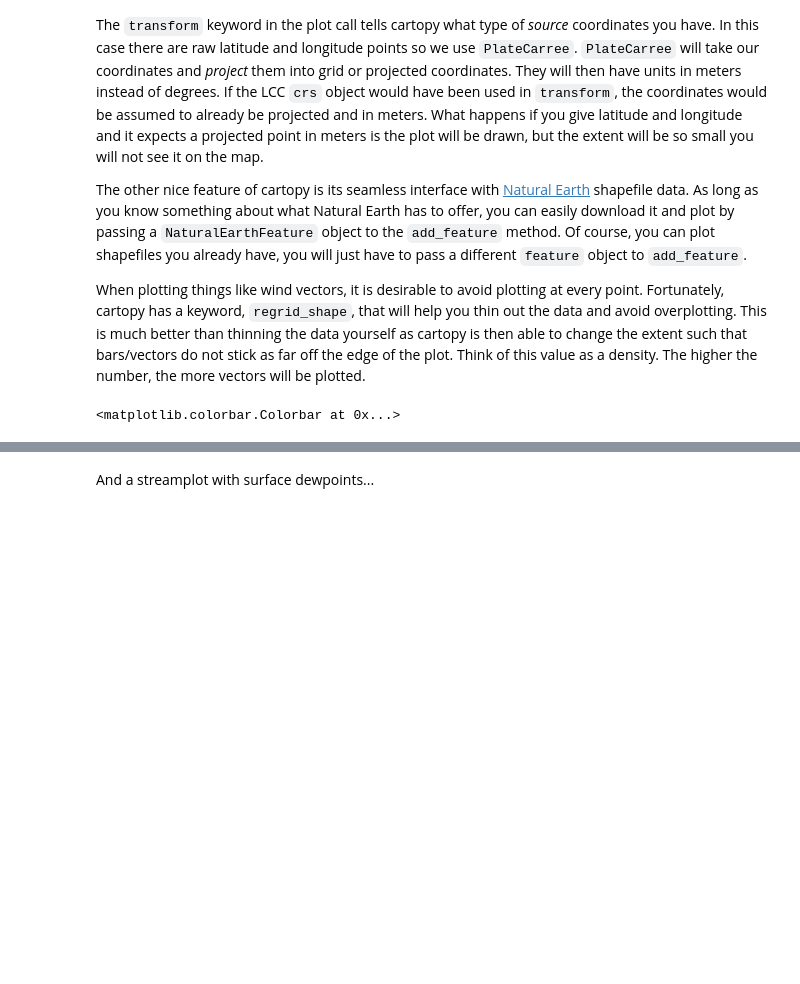
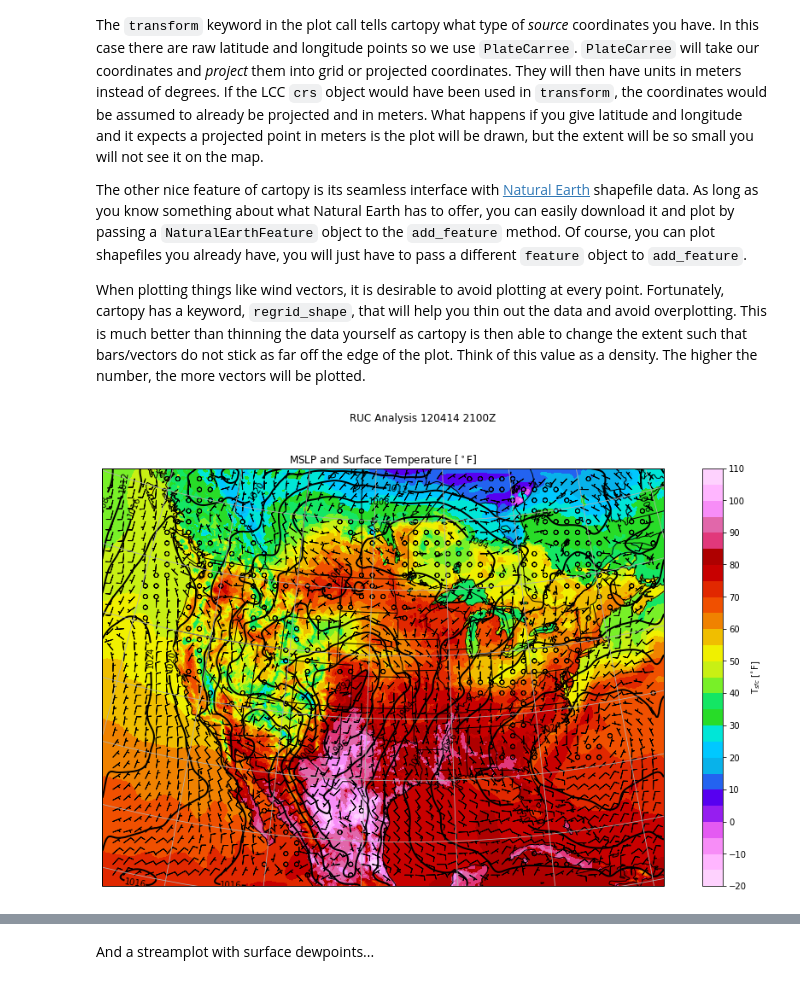
Before and after one commit to nawendt/cartopy-tutorial, a Jupyter notebook: cartopy-tutorial.ipynb, the cells around one changed output, grey strips where cells are left out. Saved outputs shown, nothing was run; the diff lists cells and outputs as text; code cells hidden in the pictures; blank space fills up the shorter version.

```diff
--- a/cartopy-tutorial.ipynb
+++ b/cartopy-tutorial.ipynb
@@ -92,0 +129,15 @@ sat_lon = sat['lon']
+# %%
+SFCT_LEVELS = np.array([-20,-15,-10,-5,0,5,10,15,20,25,30,35,40,45,50,55,60,65,70,75,80,85,90,95,100,105,110])
+SFCT_COLORS = [
+    (.996,.824,.996), (1.,.714,1.), (.969,.553,.969), (.894,.353,.949),
+    (.588,.118,.941), (.341,0.,.941), (.137,.388, .941), (.031,.698,.918),
+    (0.,.784,1.), (0.,.902,.843), (.157,.863,.157), (.078,.902,.392),
+    (.471,.941,.157), (.784,.941,.078), (.941,.941,0.), (.941,.745,0.),
+    (.941,.51,0.), (.941,.314,0.), (.882,.157,0.), (.784,0.,0.), (.682,0.,0.),
+    (.882,.22,.482), (.882,.404,.667), (.969,.553,.969), (1.,.714,1.), (.996,.824,.996),
+]
+SFCT_CMAP = colors.ListedColormap(SFCT_COLORS)
+SFCT_CMAP.set_over((1,1,1))
+SFCT_CMAP.set_under((1,1,1))
+SFCT_NORM = colors.BoundaryNorm(SFCT_LEVELS, SFCT_CMAP.N)
+SFCT_CBTIX = np.arange(-20, 120, 10)
@@ -111,33 +180,38 @@ The other nice feature of cartopy is its seamless interface with [Natural Earth]
 When plotting things like wind vectors, it is desirable to avoid plotting at every point. Fortunately, cartopy has a keyword, `regrid_shape`, that will help you thin out the data and avoid overplotting. This is much better than thinning the data yourself as cartopy is then able to change the extent such that bars/vectors do not stick as far off the edge of the plot. Think of this value as a density. The higher the number, the more vectors will be plotted.
 # %%
 fig = plt.figure(figsize=(16,9))
-ax = plt.axes(projection = proj)
-cbax = ax.pcolormesh(lon, lat, sfcTf,
-                     transform = ccrs.PlateCarree(),
-                     cmap = cm.gist_ncar) # what are the input coordinates?
+ax = plt.axes(projection=proj)
+cbax = ax.contourf(lon, lat, sfcTf, transform=ccrs.PlateCarree(), levels=SFCT_LEVELS,
+                   cmap=SFCT_CMAP, norm=SFCT_NORM)
 ax.barbs(lon, lat, sfcU, sfcV, length=4.5,
          sizes=dict(emptybarb=0.25, spacing=0.2, height=0.5),
          linewidth=0.95, transform=ccrs.PlateCarree(),
          regrid_shape = 40)
 ctax = ax.contour(lon, lat, MSLP, levels = np.arange(980, 1044, 4),
                   colors = 'k', transform = ccrs.PlateCarree(),
                   linewidths = 2)
 plt.clabel(ctax, inline = True, fmt = '%4d')
 ax.add_feature(feature.NaturalEarthFeature(
         category='cultural',
         name='admin_1_states_provinces_lines',
         scale='50m',
-        facecolor='none'))
+        facecolor='none',
+        edgecolor='black'))
 ax.add_feature(feature.NaturalEarthFeature(
         category='physical',
         name='lakes',
         scale='50m',
-        facecolor='none'))
+        facecolor='none',
+        edgecolor='black'))
 ax.coastlines('50m')
 ax.add_feature(feature.BORDERS)
 ax.gridlines()
+save_extent = ax.get_extent(crs=ccrs.PlateCarree())
+
 plt.title('MSLP and Surface Temperature [$^\circ$F]')
 plt.suptitle('RUC Analysis 120414 2100Z')
-plt.colorbar(cbax, ax = ax, label = 'T$_{sfc}$ [$^{\circ}$F]')
+cb = plt.colorbar(cbax, ax = ax, label = 'T$_{sfc}$ [$^{\circ}$F]')
+cb.set_ticks(SFCT_CBTIX)
+plt.show()
 # %% [output]
-<matplotlib.colorbar.Colorbar at 0x...>
+[figure, added]
```
Also changed, not shown: parts of 26 cells of this notebook, 2 other files.
